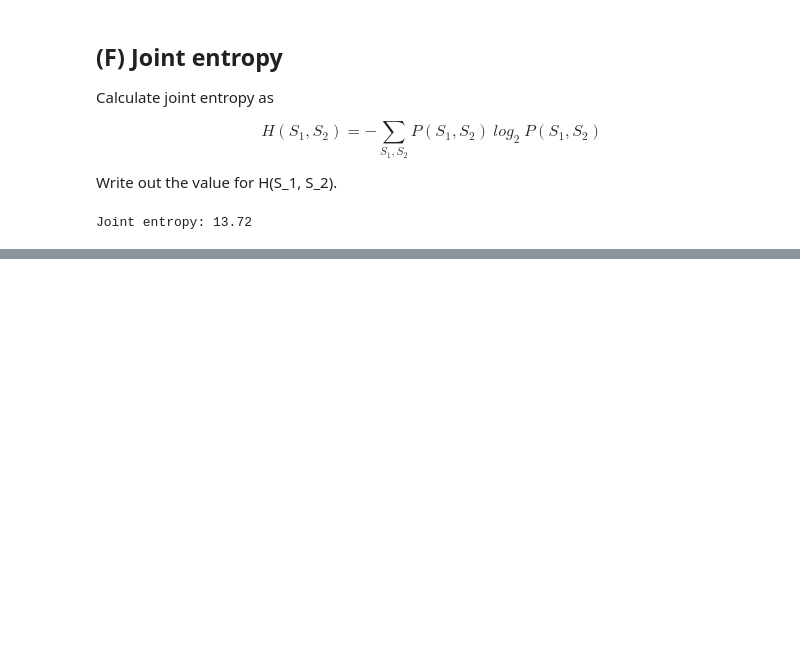
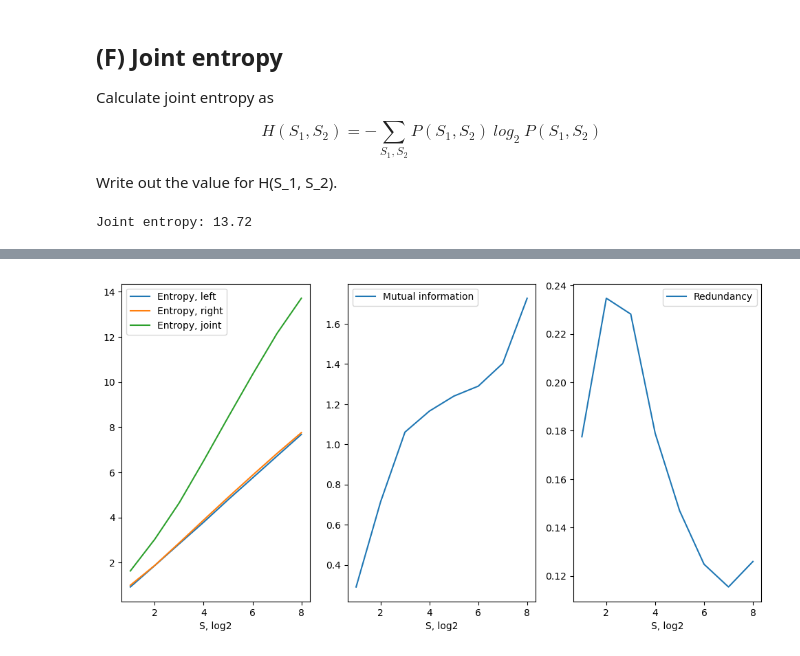
Before and after one commit to kerseviciute/how-does-vision-work, a Jupyter notebook: homework-2.ipynb, the cells around one changed output, grey strips where cells are left out. Saved outputs shown, nothing was run; the diff lists cells and outputs as text; code cells hidden in the pictures; blank space fills up the shorter version.

```diff
--- a/homework-2.ipynb
+++ b/homework-2.ipynb
@@ -136,0 +152,12 @@ Joint entropy: 13.72
+# %%
+def mutual_information(x, y, min_val = 0, max_val = 255):
+    _, p = probability(x, min_val = min_val, max_val = max_val)
+    entropy_x = entropy(p)
+
+    _, p = probability(y, min_val = min_val, max_val = max_val)
+    entropy_y = entropy(p)
+
+    p = joint_probability(x, y, min_val = min_val, max_val = max_val)
+    entropy_xy = entropy(p.flatten())
+
+    return entropy_x + entropy_y - entropy_xy
@@ -136,0 +232,22 @@ Joint entropy: 13.72
+# %%
+plt.figure(figsize = (12, 6))
+
+plt.subplot(1, 3, 1)
+plt.plot(n_bits, h_l, label = "Entropy, left")
+plt.plot(n_bits, h_r, label = "Entropy, right")
+plt.plot(n_bits, h_rl, label = "Entropy, joint")
+plt.legend()
+plt.xlabel("S, log2")
+
+plt.subplot(1, 3, 2)
+plt.plot(n_bits, i_rl, label = "Mutual information")
+plt.legend()
+plt.xlabel("S, log2")
+
+plt.subplot(1, 3, 3)
+plt.plot(n_bits, red, label = "Redundancy")
+plt.legend()
+plt.xlabel("S, log2")
+plt.show()
+# %% [output]
+[figure, added]
```
Also changed, not shown: parts of 19 cells of this notebook.
